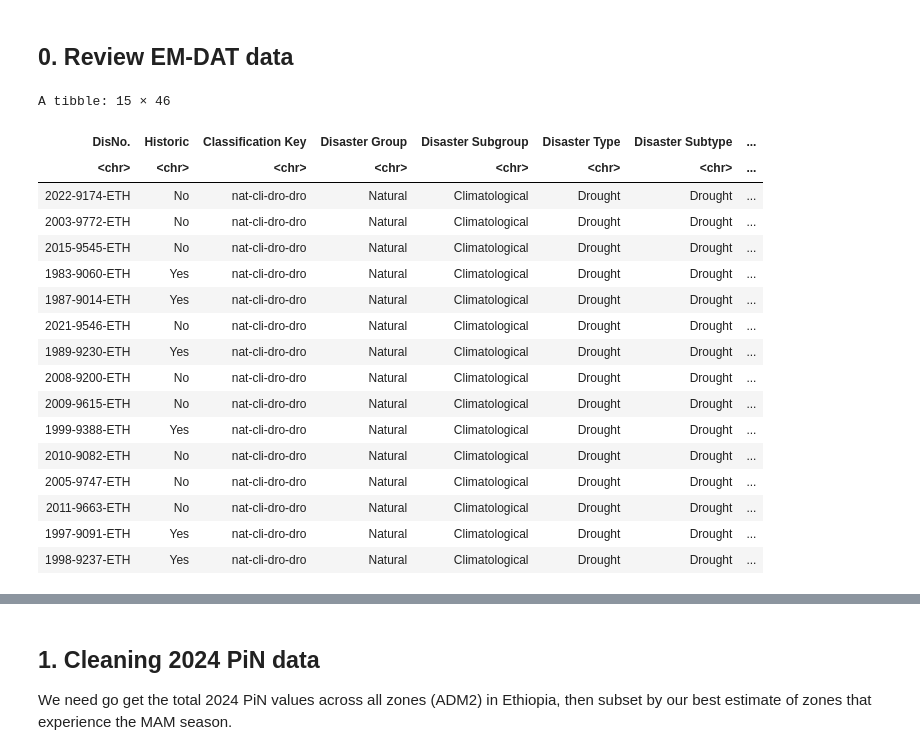
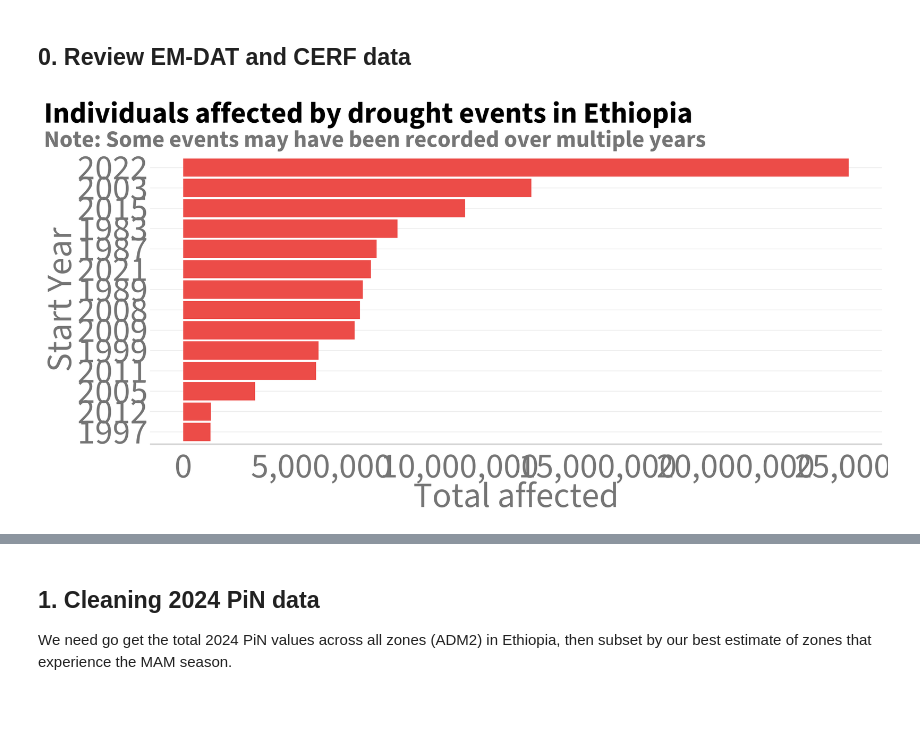
Before and after one commit to OCHA-DAP/ds-aa-eth-drought, a Jupyter notebook: analysis/03_0_pin_analysis.ipynb, the cells around one changed output, grey strips where cells are left out. Drawn from its saved outputs; the diff is of its cells as text; code cells hidden in the pictures; blank space fills up the shorter version.

```diff
--- a/analysis/03_0_pin_analysis.ipynb
+++ b/analysis/03_0_pin_analysis.ipynb
@@ -39,7 +40,7 @@ font_sizing <- theme(
     plot.caption = element_text(size = 30)
   )
 # %% [markdown]
-## 0. Review EM-DAT data
+## 0. Review EM-DAT and CERF data
 # %%
 df_emdat <- read_excel(
     file.path(
@@ -48,29 +49,31 @@ df_emdat <- read_excel(
         "public_emdat_custom_request.xlsx"
     ),
     sheet = "EM-DAT Data"
-)
+) %>%
+    filter(`Disaster Type` == "Drought") %>%
+    select(`No. Affected`, `Total Affected`, `Location`, `Start Year`, `Start Month`, `End Year`, `End Month`) %>%
+    arrange(desc(`Start Year`))
-# %%
-df_emdat <- df_emdat %>%
-    filter(`Disaster Type` == "Drought") %>%
-    arrange(desc(`Total Affected`))
-# %%
-df_emdat
-# %% [output]
-A tibble: 15 × 46
-| DisNo. | Historic | Classification Key | Disaster Group | Disaster Subgroup | Disaster Type | Disaster Subtype | ... |
-| <chr> | <chr> | <chr> | <chr> | <chr> | <chr> | <chr> | ... |
-| 2022-9174-ETH | No | nat-cli-dro-dro | Natural | Climatological | Drought | Drought | ... |
-| 2003-9772-ETH | No | nat-cli-dro-dro | Natural | Climatological | Drought | Drought | ... |
-| 2015-9545-ETH | No | nat-cli-dro-dro | Natural | Climatological | Drought | Drought | ... |
-| 1983-9060-ETH | Yes | nat-cli-dro-dro | Natural | Climatological | Drought | Drought | ... |
-| 1987-9014-ETH | Yes | nat-cli-dro-dro | Natural | Climatological | Drought | Drought | ... |
-| 2021-9546-ETH | No | nat-cli-dro-dro | Natural | Climatological | Drought | Drought | ... |
-| 1989-9230-ETH | Yes | nat-cli-dro-dro | Natural | Climatological | Drought | Drought | ... |
-| 2008-9200-ETH | No | nat-cli-dro-dro | Natural | Climatological | Drought | Drought | ... |
-| 2009-9615-ETH | No | nat-cli-dro-dro | Natural | Climatological | Drought | Drought | ... |
-| 1999-9388-ETH | Yes | nat-cli-dro-dro | Natural | Climatological | Drought | Drought | ... |
-| 2010-9082-ETH | No | nat-cli-dro-dro | Natural | Climatological | Drought | Drought | ... |
-| 2005-9747-ETH | No | nat-cli-dro-dro | Natural | Climatological | Drought | Drought | ... |
-| 2011-9663-ETH | No | nat-cli-dro-dro | Natural | Climatological | Drought | Drought | ... |
-| 1997-9091-ETH | Yes | nat-cli-dro-dro | Natural | Climatological | Drought | Drought | ... |
-| 1998-9237-ETH | Yes | nat-cli-dro-dro | Natural | Climatological | Drought | Drought | ... |
+# %%
+df_emdat_summary <- df_emdat %>%
+    group_by(`Start Year`) %>%
+    rename(year = `Start Year`) %>%
+    summarise(total_affected = sum(`Total Affected`)) %>%
+    drop_na() %>%
+    arrange(total_affected)
+
+df_emdat_summary$year <- factor(df_emdat_summary$year, levels = df_emdat_summary$year)
+
+ggplot(df_emdat_summary, aes(x=year, y=total_affected)) +
+    geom_bar(fill = hdx_hex("tomato-hdx"), stat="identity") +
+    scale_y_continuous(labels = comma_format(big.mark = ",")) +
+    labs(
+        x="Start Year",
+        y="Total affected",
+        title="Individuals affected by drought events in Ethiopia",
+        subtitle="Note: Some events may have been recorded over multiple years") +
+    coord_flip() +
+    font_sizing
+
+ggsave("emdat.png", width = 20, height = 30, units = "cm")
+# %% [output]
+[figure, added]
```
Also changed, not shown: parts of 17 cells of this notebook.
